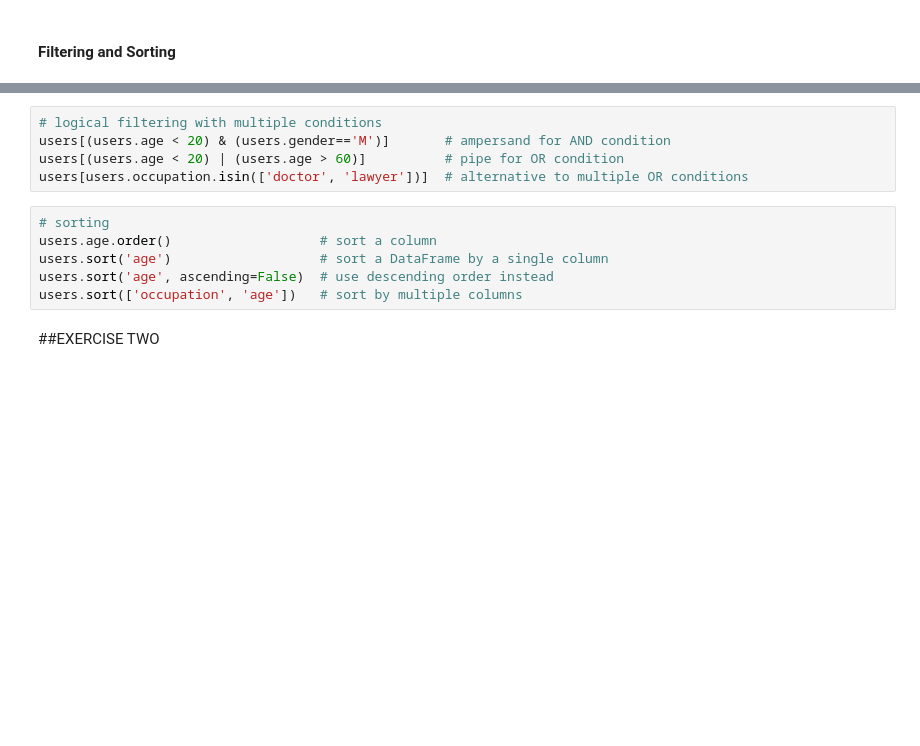
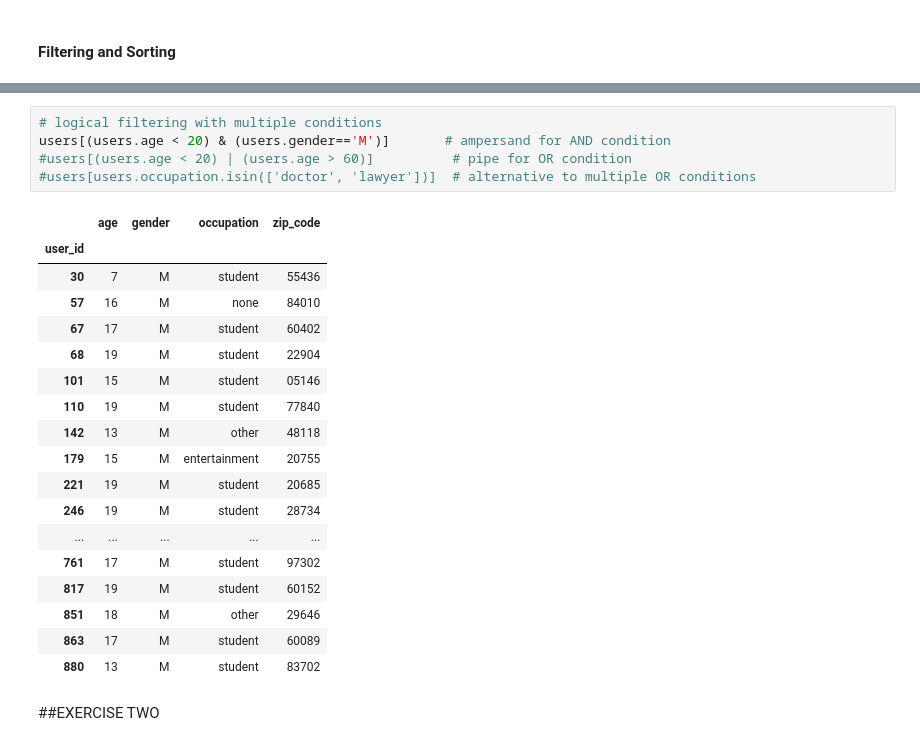
Before and after one commit to ihansel/SYD_DAT_4, a Jupyter notebook: labs/Week 1/Lab 1 - Pandas.ipynb, the cells around one changed output, grey strips where cells are left out. Saved outputs shown, nothing was run; the diff lists cells and outputs as text; blank space fills up the shorter version.

```diff
--- a/labs/Week 1/Lab 1 - Pandas.ipynb
+++ b/labs/Week 1/Lab 1 - Pandas.ipynb
@@ -164,14 +236,27 @@ users[users.age < 20].occupation.value_counts()     # value_counts of resulting
 # %%
 # logical filtering with multiple conditions
 users[(users.age < 20) & (users.gender=='M')]       # ampersand for AND condition
-users[(users.age < 20) | (users.age > 60)]          # pipe for OR condition
-users[users.occupation.isin(['doctor', 'lawyer'])]  # alternative to multiple OR conditions
+#users[(users.age < 20) | (users.age > 60)]          # pipe for OR condition
+#users[users.occupation.isin(['doctor', 'lawyer'])]  # alternative to multiple OR conditions
+# %% [output]
+|  | age | gender | occupation | zip_code |
+| user_id |  |  |  |  |
+| 30 | 7 | M | student | 55436 |
+| 57 | 16 | M | none | 84010 |
+| 67 | 17 | M | student | 60402 |
+| 68 | 19 | M | student | 22904 |
+| 101 | 15 | M | student | 05146 |
+| 110 | 19 | M | student | 77840 |
+| 142 | 13 | M | other | 48118 |
+| 179 | 15 | M | entertainment | 20755 |
+| 221 | 19 | M | student | 20685 |
+| 246 | 19 | M | student | 28734 |
+| ... | ... | ... | ... | ... |
+| 761 | 17 | M | student | 97302 |
+| 817 | 19 | M | student | 60152 |
+| 851 | 18 | M | other | 29646 |
+| 863 | 17 | M | student | 60089 |
+| 880 | 13 | M | student | 83702 |
-# %%
-# sorting
-users.age.order()                   # sort a column
-users.sort('age')                   # sort a DataFrame by a single column
-users.sort('age', ascending=False)  # use descending order instead
-users.sort(['occupation', 'age'])   # sort by multiple columns
 # %% [markdown]
 ##EXERCISE TWO
 # %%
```
Also changed, not shown: parts of 20 cells of this notebook, 4 other files.
